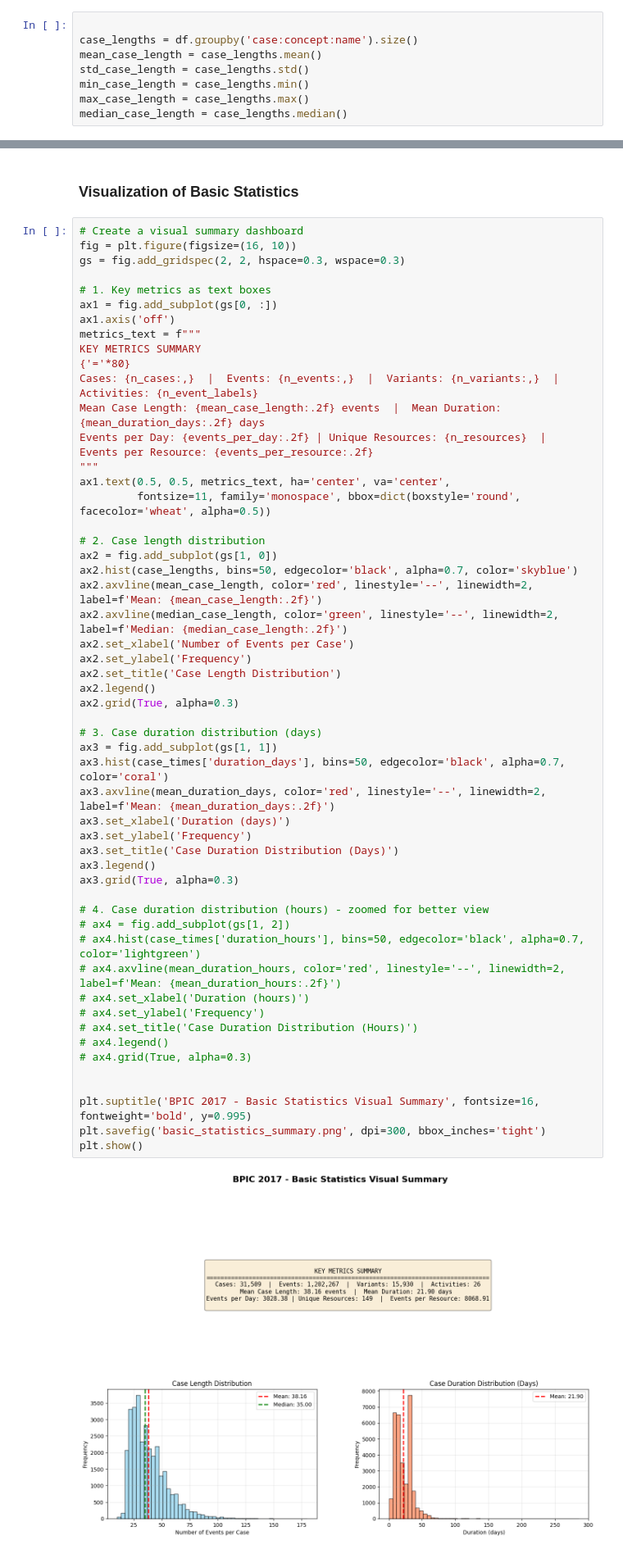
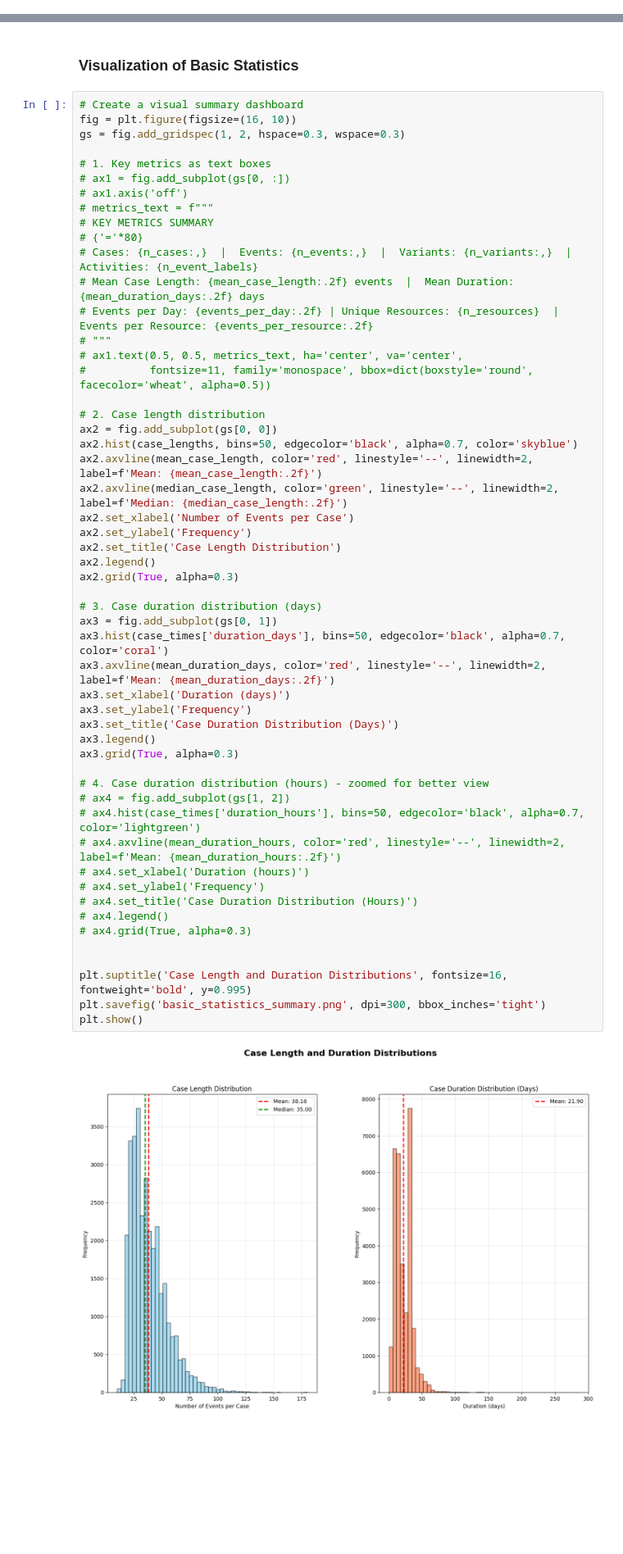
Before and after one commit to giraycoskun/business-process-praktikum, a Jupyter notebook: src/analysis.ipynb, the cells around one changed output, grey strips where cells are left out. Shown: that part at 82% size. Drawn from its saved outputs; the diff is of its cells as text; blank space fills up the shorter version.

```diff
--- a/src/analysis.ipynb
+++ b/src/analysis.ipynb
@@ -247,14 +255,6 @@ pprint.pprint(categorical_attrs_labels)
                           'suspend',
                           'ate_abort',
                           'resume']}
-# %%
-
-case_lengths = df.groupby('case:concept:name').size()
-mean_case_length = case_lengths.mean()
-std_case_length = case_lengths.std()
-min_case_length = case_lengths.min()
-max_case_length = case_lengths.max()
-median_case_length = case_lengths.median()
 # %%
 # Additional metrics
 #  Events per day
@@ -327,58 +304,58 @@ Rank  | Count    | Coverage %   | Variant (First 3 activities)
 # %%
 # Create a visual summary dashboard
 fig = plt.figure(figsize=(16, 10))
-gs = fig.add_gridspec(2, 2, hspace=0.3, wspace=0.3)
+gs = fig.add_gridspec(1, 2, hspace=0.3, wspace=0.3)
 
 # 1. Key metrics as text boxes
-ax1 = fig.add_subplot(gs[0, :])
-ax1.axis('off')
-metrics_text = f"""
-KEY METRICS SUMMARY
-{'='*80}
-Cases: {n_cases:,}  |  Events: {n_events:,}  |  Variants: {n_variants:,}  |  Activities: {n_event_labels}
-Mean Case Length: {mean_case_length:.2f} events  |  Mean Duration: {mean_duration_days:.2f} days
-Events per Day: {events_per_day:.2f} | Unique Resources: {n_resources}  |  Events per Resource: {events_per_resource:.2f}
-"""
-ax1.text(0.5, 0.5, metrics_text, ha='center', va='center',
-         fontsize=11, family='monospace', bbox=dict(boxstyle='round', facecolor='wheat', alpha=0.5))
+# ax1 = fig.add_subplot(gs[0, :])
+# ax1.axis('off')
+# metrics_text = f"""
+# KEY METRICS SUMMARY
+# {'='*80}
+# Cases: {n_cases:,}  |  Events: {n_events:,}  |  Variants: {n_variants:,}  |  Activities: {n_event_labels}
+# Mean Case Length: {mean_case_length:.2f} events  |  Mean Duration: {mean_duration_days:.2f} days
+# Events per Day: {events_per_day:.2f} | Unique Resources: {n_resources}  |  Events per Resource: {events_per_resource:.2f}
+# """
+# ax1.text(0.5, 0.5, metrics_text, ha='center', va='center',
+#          fontsize=11, family='monospace', bbox=dict(boxstyle='round', facecolor='wheat', alpha=0.5))
 
 # 2. Case length distribution
-ax2 = fig.add_subplot(gs[1, 0])
+ax2 = fig.add_subplot(gs[0, 0])
 ax2.hist(case_lengths, bins=50, edgecolor='black', alpha=0.7, color='skyblue')
 ax2.axvline(mean_case_length, color='red', linestyle='--', linewidth=2, label=f'Mean: {mean_case_length:.2f}')
 ax2.axvline(median_case_length, color='green', linestyle='--', linewidth=2, label=f'Median: {median_case_length:.2f}')
 ax2.set_xlabel('Number of Events per Case')
 ax2.set_ylabel('Frequency')
 ax2.set_title('Case Length Distribution')
 ax2.legend()
 ax2.grid(True, alpha=0.3)
 
 # 3. Case duration distribution (days)
-ax3 = fig.add_subplot(gs[1, 1])
+ax3 = fig.add_subplot(gs[0, 1])
 ax3.hist(case_times['duration_days'], bins=50, edgecolor='black', alpha=0.7, color='coral')
 ax3.axvline(mean_duration_days, color='red', linestyle='--', linewidth=2, label=f'Mean: {mean_duration_days:.2f}')
 ax3.set_xlabel('Duration (days)')
 ax3.set_ylabel('Frequency')
 ax3.set_title('Case Duration Distribution (Days)')
 ax3.legend()
 ax3.grid(True, alpha=0.3)
 
 # 4. Case duration distribution (hours) - zoomed for better view
 # ax4 = fig.add_subplot(gs[1, 2])
 # ax4.hist(case_times['duration_hours'], bins=50, edgecolor='black', alpha=0.7, color='lightgreen')
 # ax4.axvline(mean_duration_hours, color='red', linestyle='--', linewidth=2, label=f'Mean: {mean_duration_hours:.2f}')
 # ax4.set_xlabel('Duration (hours)')
 # ax4.set_ylabel('Frequency')
 # ax4.set_title('Case Duration Distribution (Hours)')
 # ax4.legend()
 # ax4.grid(True, alpha=0.3)
 
 
-plt.suptitle('BPIC 2017 - Basic Statistics Visual Summary', fontsize=16, fontweight='bold', y=0.995)
+plt.suptitle('Case Length and Duration Distributions', fontsize=16, fontweight='bold', y=0.995)
 plt.savefig('basic_statistics_summary.png', dpi=300, bbox_inches='tight')
 plt.show()
 # %% [output]
-[figure, old version]
+[figure, new version]
 # %%
 # Extract the first event of each case (application submission time)
 case_starts = df.groupby('case:concept:name')['time:timestamp'].min().reset_index()
```
Also changed, not shown: parts of 13 cells of this notebook, 11 other files.
